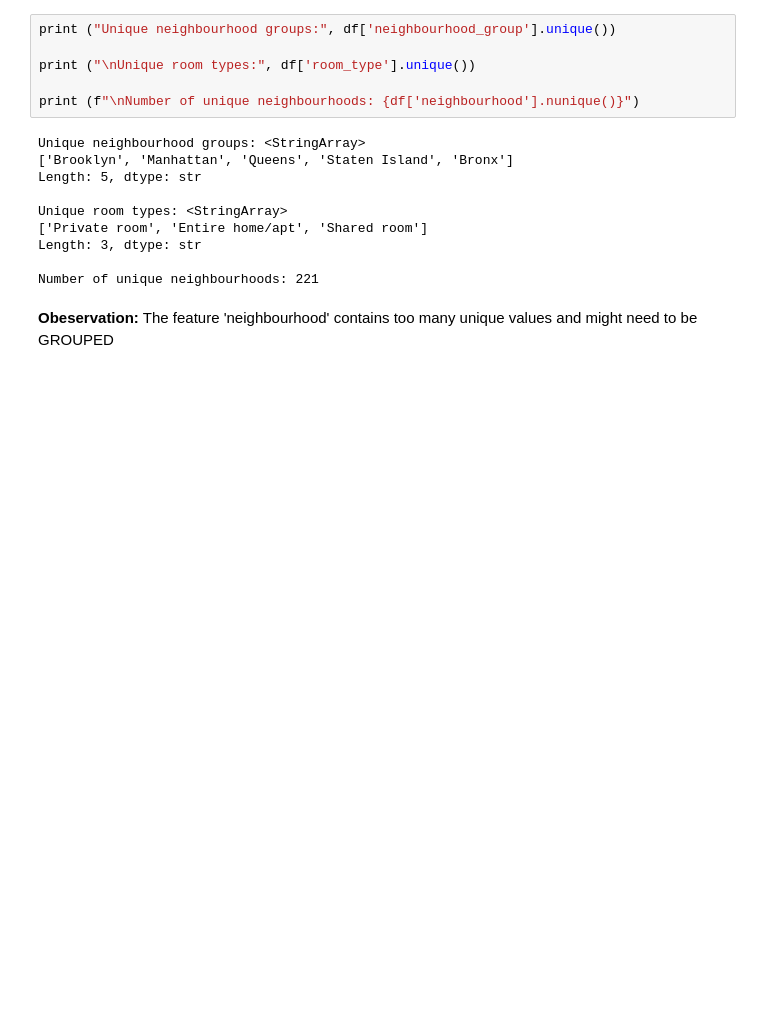
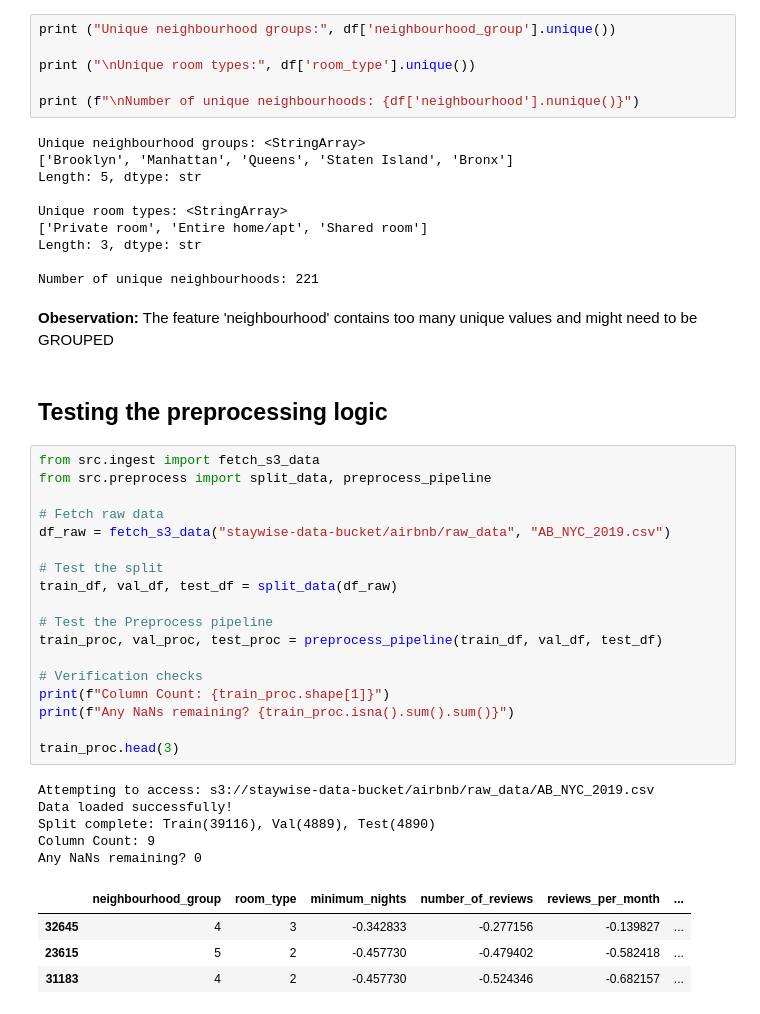
Before and after one commit to mrbhawsar33/predict-airbnb-prices, a Jupyter notebook: notebooks/eda.ipynb, the cells around one changed output. Drawn from its saved outputs; the diff is of its cells as text; blank space fills up the shorter version.

```diff
--- a/notebooks/eda.ipynb
+++ b/notebooks/eda.ipynb
@@ -117,3 +119,33 @@ Length: 3, dtype: str
 Number of unique neighbourhoods: 221
 # %% [markdown]
 **Obeservation:** The feature 'neighbourhood' contains too many unique values and might need to be GROUPED
+# %% [markdown]
+## Testing the preprocessing logic
+# %%
+from src.ingest import fetch_s3_data
+from src.preprocess import split_data, preprocess_pipeline
+
+# Fetch raw data
+df_raw = fetch_s3_data("staywise-data-bucket/airbnb/raw_data", "AB_NYC_2019.csv")
+
+# Test the split
+train_df, val_df, test_df = split_data(df_raw)
+
+# Test the Preprocess pipeline
+train_proc, val_proc, test_proc = preprocess_pipeline(train_df, val_df, test_df)
+
+# Verification checks
+print(f"Column Count: {train_proc.shape[1]}")
+print(f"Any NaNs remaining? {train_proc.isna().sum().sum()}")
+
+train_proc.head(3)
+# %% [output]
+Attempting to access: s3://staywise-data-bucket/airbnb/raw_data/AB_NYC_2019.csv
+Data loaded successfully!
+Split complete: Train(39116), Val(4889), Test(4890)
+Column Count: 9
+Any NaNs remaining? 0
+|  | neighbourhood_group | room_type | minimum_nights | number_of_reviews | reviews_per_month | ... |
+| 32645 | 4 | 3 | -0.342833 | -0.277156 | -0.139827 | ... |
+| 23615 | 5 | 2 | -0.457730 | -0.479402 | -0.582418 | ... |
+| 31183 | 4 | 2 | -0.457730 | -0.524346 | -0.682157 | ... |
```
Also changed, not shown: parts of 2 cells of this notebook, 19 other files.
